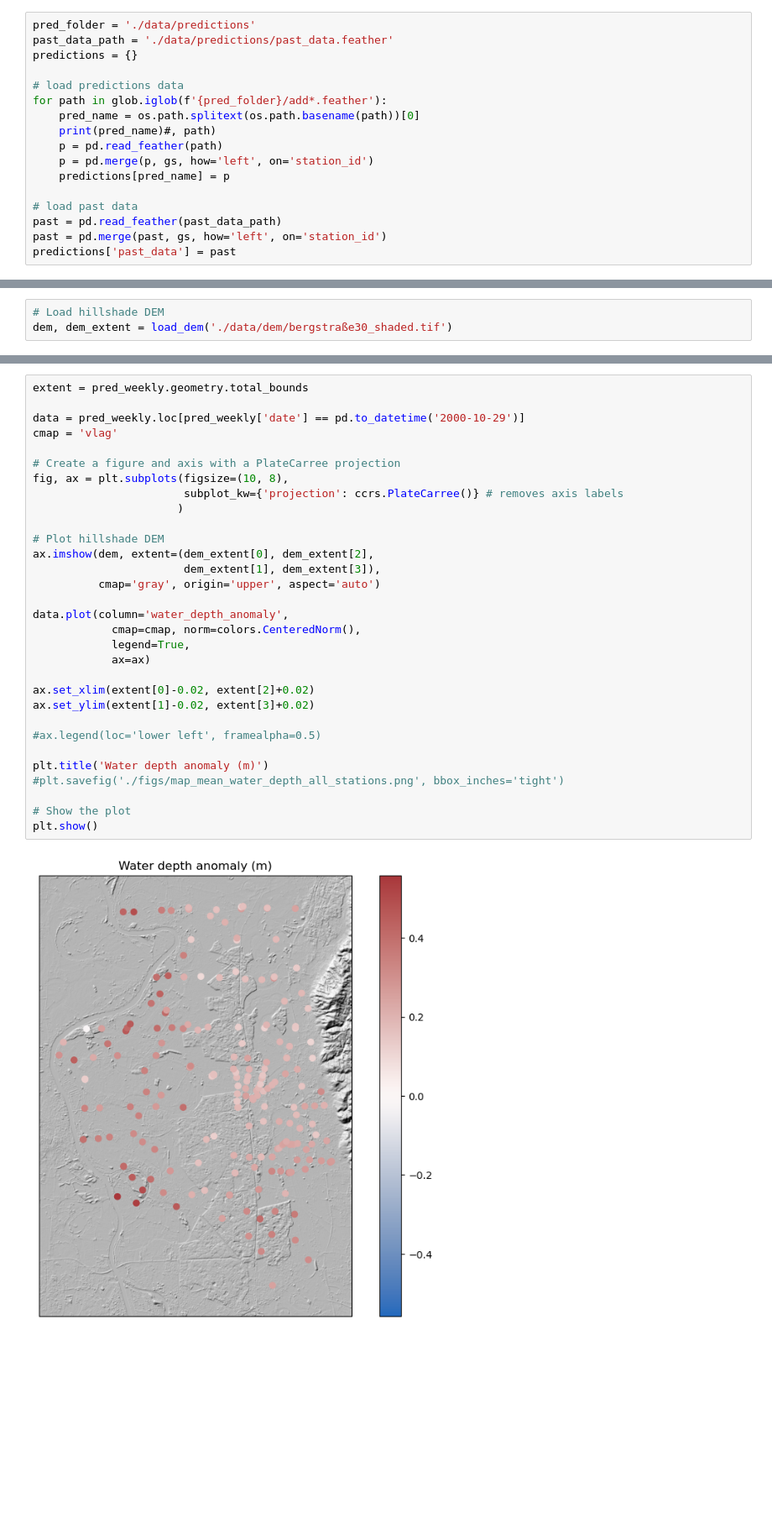
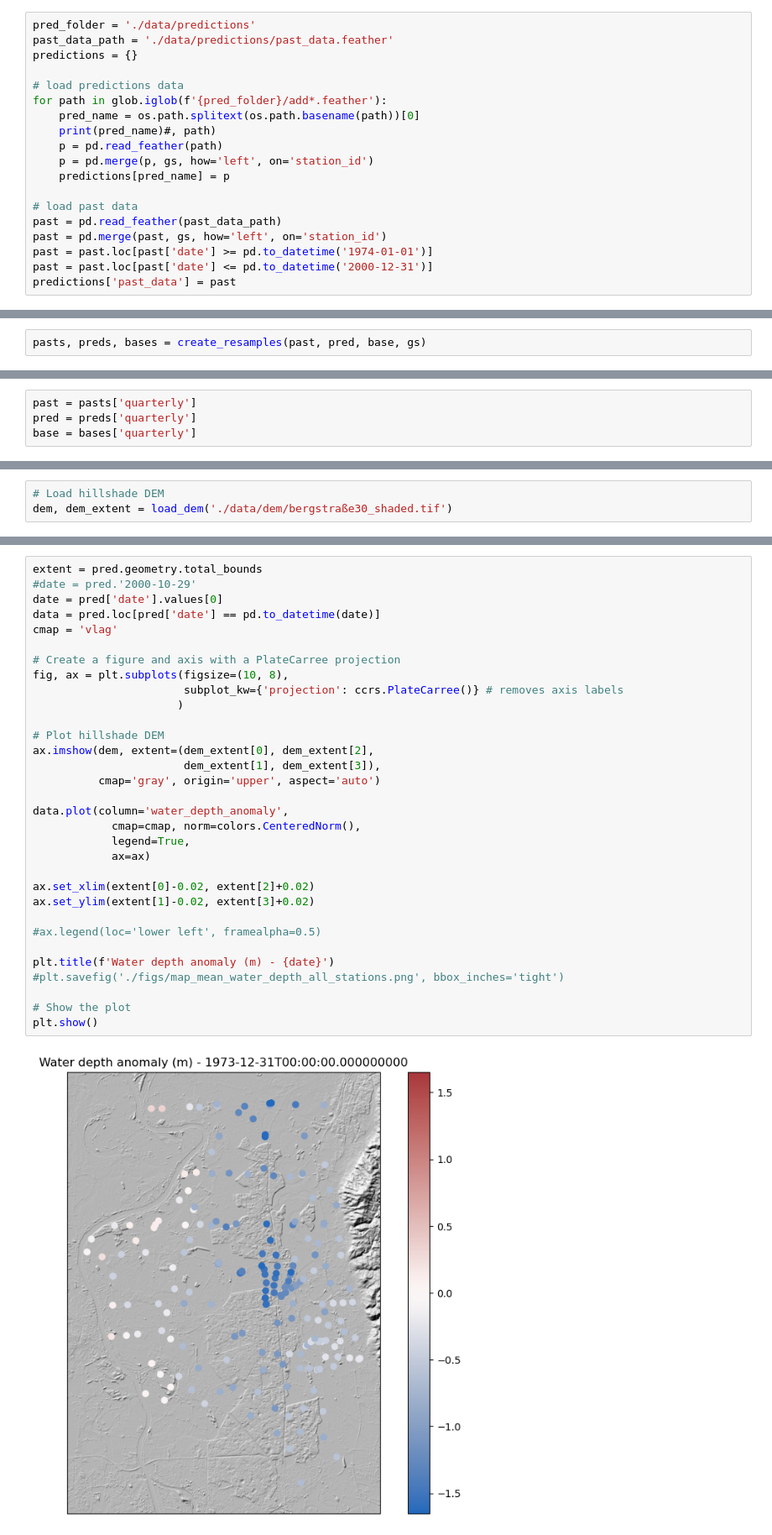
Before and after one commit to silandkyan/predict_groundwater, a Jupyter notebook: analyse_predictions.ipynb, the cells around one changed output, grey strips where cells are left out. Shown at 84% size. Saved outputs shown, nothing was run; the diff lists cells and outputs as text; blank space fills up the shorter version.

Commit message:
add resampling helper function; add plotting function for future model comparison

```diff
--- a/analyse_predictions.ipynb
+++ b/analyse_predictions.ipynb
@@ -48,6 +48,8 @@ for path in glob.iglob(f'{pred_folder}/add*.feather'):
 # load past data
 past = pd.read_feather(past_data_path)
 past = pd.merge(past, gs, how='left', on='station_id')
+past = past.loc[past['date'] >= pd.to_datetime('1974-01-01')]
+past = past.loc[past['date'] <= pd.to_datetime('2000-12-31')]
 predictions['past_data'] = past
 # %% [output]
 add_t+4_p+10
@@ -197,0 +94,2 @@ sns.lineplot(data=base_weekly, x="date", y="pred_water_depth",
+# %%
+pasts, preds, bases = create_resamples(past, pred, base, gs)
@@ -197,0 +176,4 @@ sns.lineplot(data=base_weekly, x="date", y="pred_water_depth",
+# %%
+past = pasts['quarterly']
+pred = preds['quarterly']
+base = bases['quarterly']
@@ -227,33 +229,34 @@ pred_weekly.loc[pred_weekly['date'] < pd.to_datetime('2000-10-29')].tail(10)
 # %%
-extent = pred_weekly.geometry.total_bounds
-
-data = pred_weekly.loc[pred_weekly['date'] == pd.to_datetime('2000-10-29')]
+extent = pred.geometry.total_bounds
+#date = pred.'2000-10-29'
+date = pred['date'].values[0]
+data = pred.loc[pred['date'] == pd.to_datetime(date)]
 cmap = 'vlag'
 
 # Create a figure and axis with a PlateCarree projection
 fig, ax = plt.subplots(figsize=(10, 8),
                        subplot_kw={'projection': ccrs.PlateCarree()} # removes axis labels
                       )
 
 # Plot hillshade DEM
 ax.imshow(dem, extent=(dem_extent[0], dem_extent[2],
                        dem_extent[1], dem_extent[3]),
           cmap='gray', origin='upper', aspect='auto')
 
 data.plot(column='water_depth_anomaly',
             cmap=cmap, norm=colors.CenteredNorm(),
             legend=True,
             ax=ax)
 
 ax.set_xlim(extent[0]-0.02, extent[2]+0.02)
 ax.set_ylim(extent[1]-0.02, extent[3]+0.02)
 
 #ax.legend(loc='lower left', framealpha=0.5)
 
-plt.title('Water depth anomaly (m)')
+plt.title(f'Water depth anomaly (m) - {date}')
 #plt.savefig('./figs/map_mean_water_depth_all_stations.png', bbox_inches='tight')
 
 # Show the plot
 plt.show()
 # %% [output]
-[figure, old version]
+[figure, new version]
```
Also changed, not shown: parts of 41 cells of this notebook, 1 other file.
